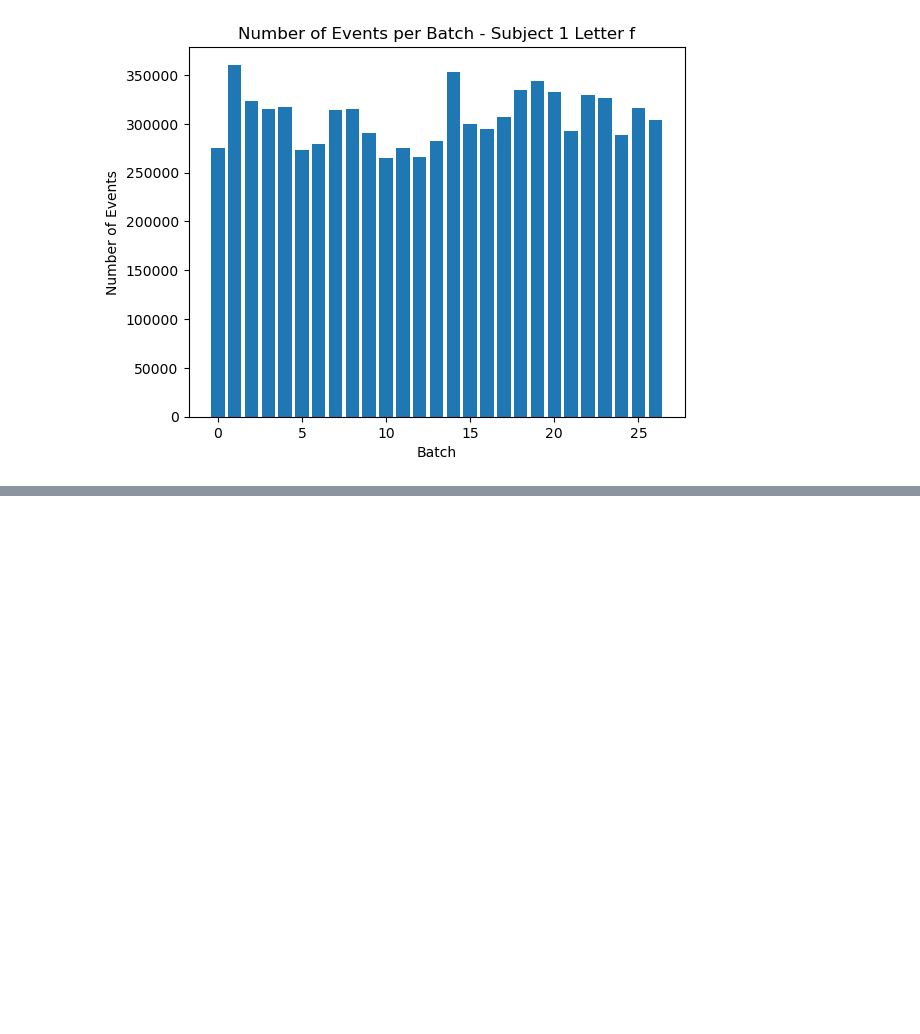
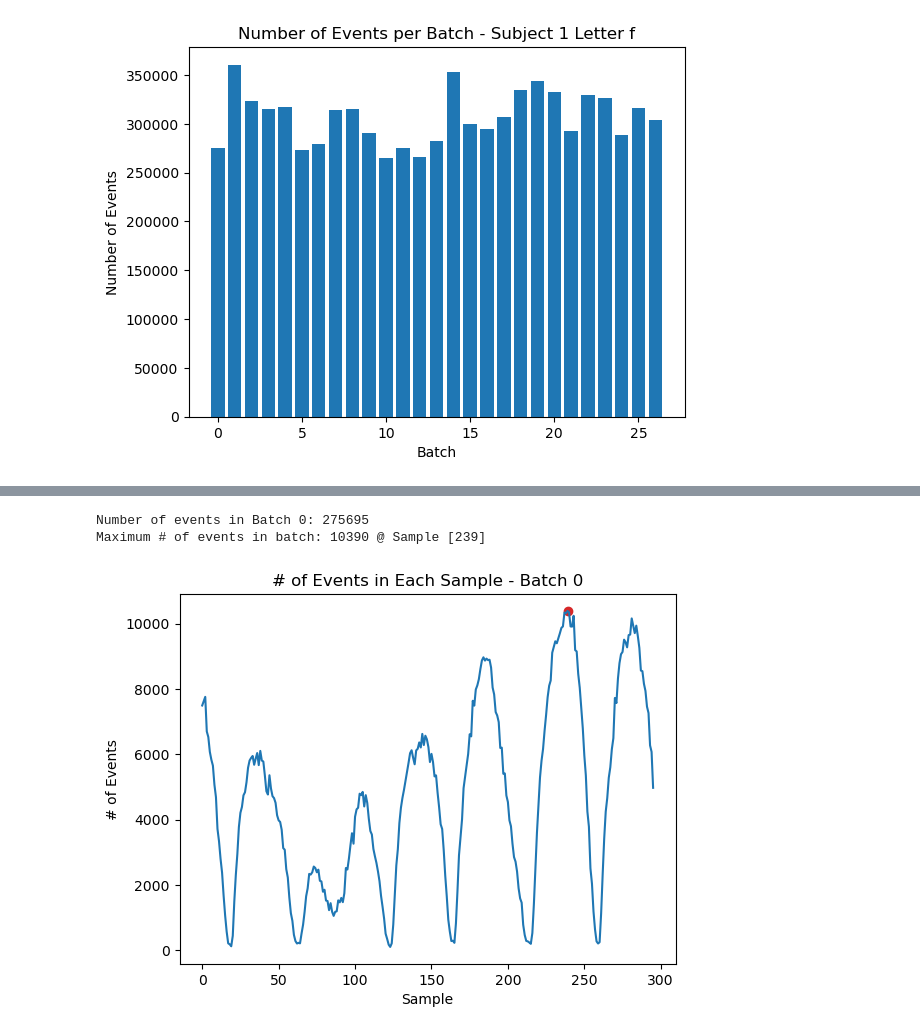
Before and after one commit to patelria007/COSC525_ASL_SNN, a Jupyter notebook: utils/data_analysis.ipynb, the cells around one changed output, grey strips where cells are left out. Saved outputs shown, nothing was run; the diff lists cells and outputs as text; code cells hidden in the pictures; blank space fills up the shorter version.

```diff
--- a/utils/data_analysis.ipynb
+++ b/utils/data_analysis.ipynb
@@ -158 +274,10 @@ Text(0, 0.5, 'Number of Events')
+# %%
+batchN = 0 # Toggle this to get another batch recording
+batch = get_batch_indices(df, batches, batchN, DEBUG)
+sample_freqN, _ = get_sample_freq_from_batch(batch, metadata)
+plot_sample_freq(sample_freqN, batchN)
+# %% [output]
+Number of events in Batch 0: 275695
+Maximum # of events in batch: 10390 @ Sample [239]
+[figure, added]
 # %%
```
Also changed, not shown: parts of 12 cells of this notebook.
